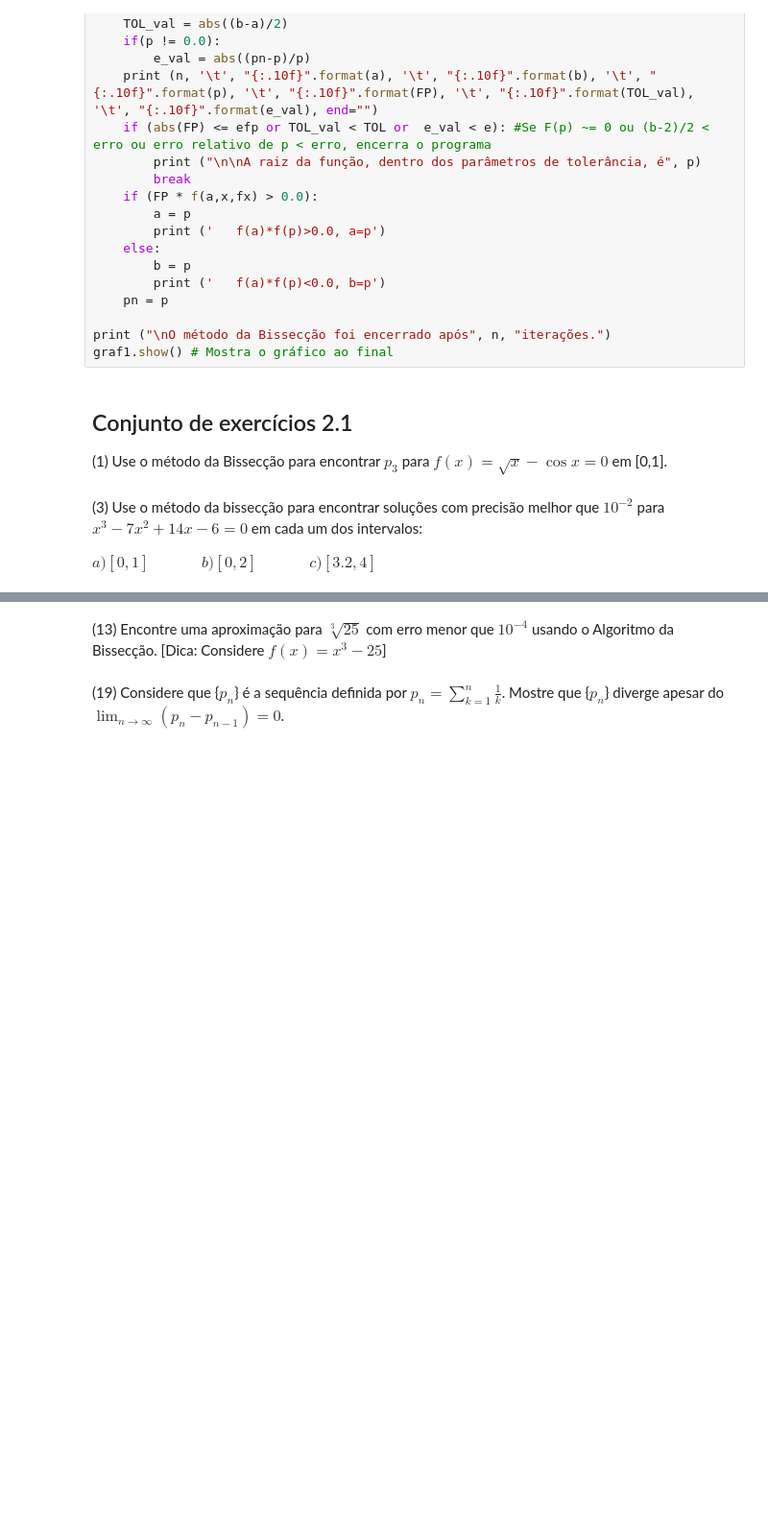
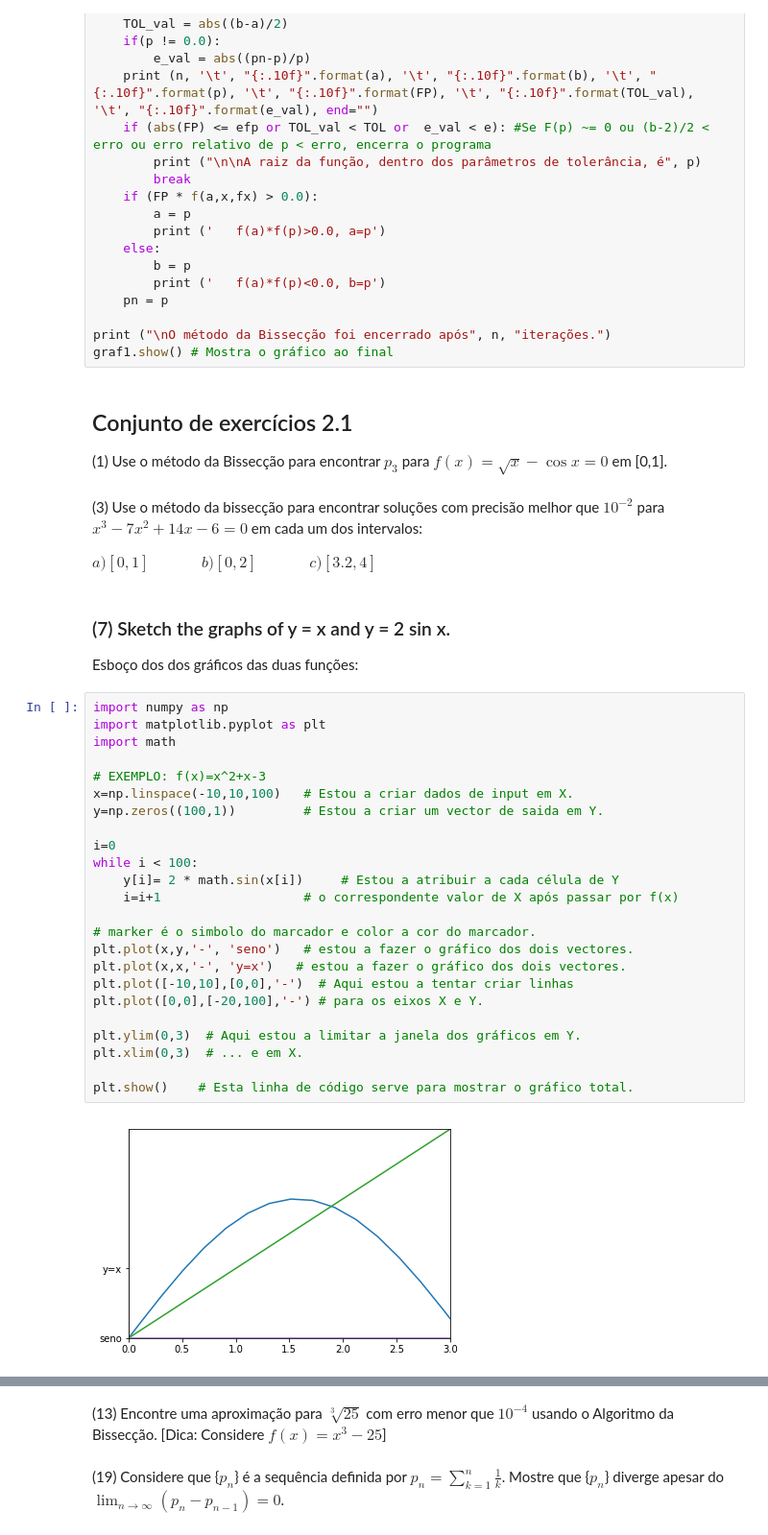
Before and after one commit to oniram/metodos_numericos, a Jupyter notebook: Debate 2 - Notebook - Método da Bissecção.ipynb, the cells around one changed output, grey strips where cells are left out. Shown at 96% size. Saved outputs shown, nothing was run; the diff lists cells and outputs as text; blank space fills up the shorter version.

```diff
--- a/Debate 2 - Notebook - Método da Bissecção.ipynb
+++ b/Debate 2 - Notebook - Método da Bissecção.ipynb
@@ -200,3 +200,33 @@ graf1.show() # Mostra o gráfico ao final
 (3) Use o método da bissecção para encontrar soluções com precisão melhor que $10^{-2}$ para $x^3-7x^2+14x-6=0$ em cada um dos intervalos:
 
 $a) [0,1] \,\,\,\,\,\,\,\,\,\,\,\,\,\,\,\,\,\,\,\, b) [0,2] \,\,\,\,\,\,\,\,\,\,\,\,\,\,\,\,\,\,\,\, c)[3.2,4]$
+# %% [markdown]
+### (7) Sketch the graphs of y = x and y = 2 sin x.
+
+Esboço dos dos gráficos das duas funções:
+# %%
+import numpy as np
+import matplotlib.pyplot as plt
+import math
+
+# EXEMPLO: f(x)=x^2+x-3
+x=np.linspace(-10,10,100)   # Estou a criar dados de input em X.
+y=np.zeros((100,1))         # Estou a criar um vector de saida em Y.
+
+i=0
+while i < 100:
+    y[i]= 2 * math.sin(x[i])     # Estou a atribuir a cada célula de Y
+    i=i+1                   # o correspondente valor de X após passar por f(x)
+
+# marker é o simbolo do marcador e color a cor do marcador.
+plt.plot(x,y,'-', 'seno')   # estou a fazer o gráfico dos dois vectores.
+plt.plot(x,x,'-', 'y=x')   # estou a fazer o gráfico dos dois vectores.
+plt.plot([-10,10],[0,0],'-')  # Aqui estou a tentar criar linhas
+plt.plot([0,0],[-20,100],'-') # para os eixos X e Y.
+
+plt.ylim(0,3)  # Aqui estou a limitar a janela dos gráficos em Y.
+plt.xlim(0,3)  # ... e em X.
+
+plt.show()    # Esta linha de código serve para mostrar o gráfico total.
+# %% [output]
+[figure, added]
```
Also changed, not shown: parts of 6 cells of this notebook.
